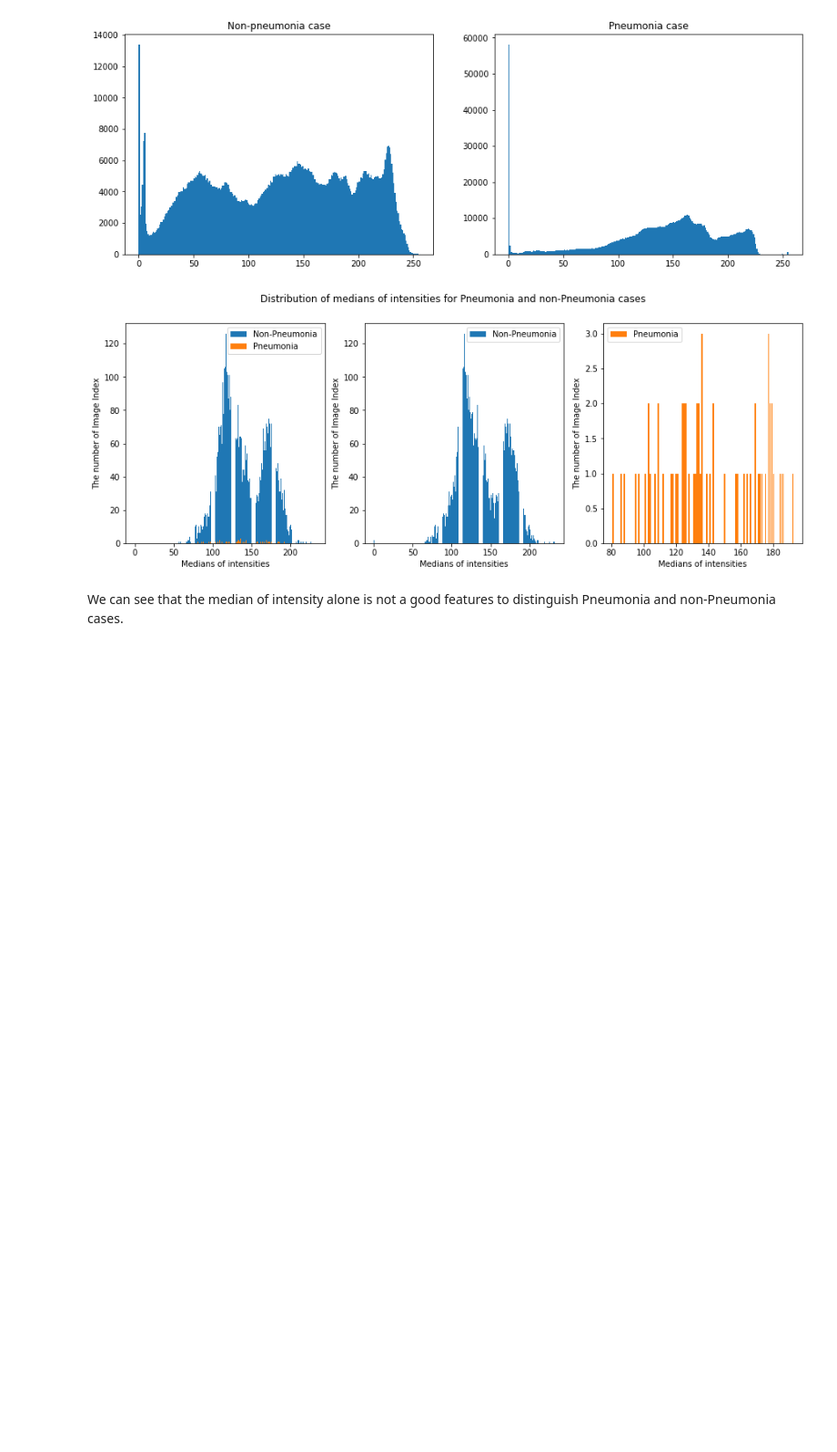
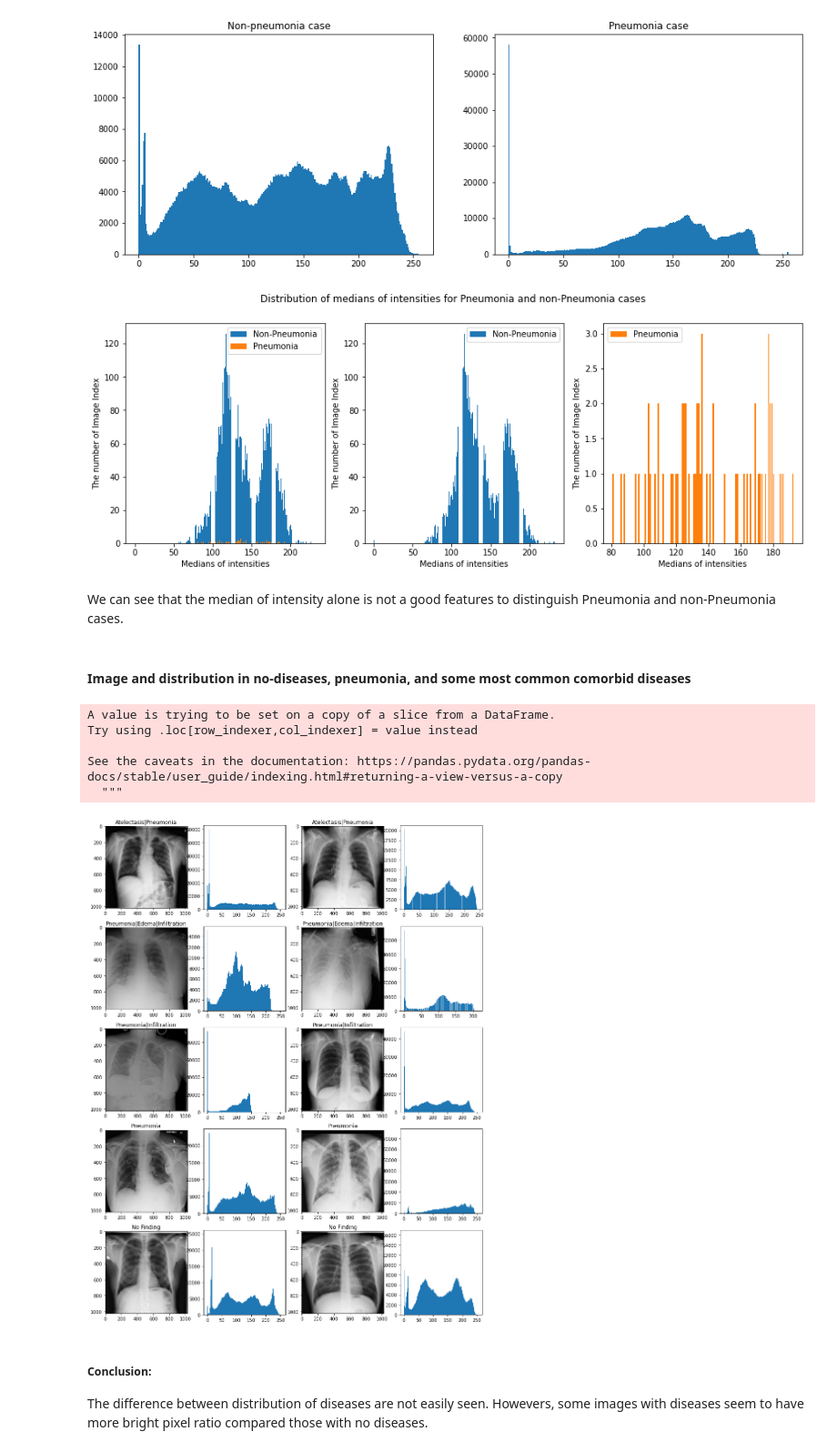
Before and after one commit to Thada-Jirajaras/Pneumonia-Detection-From-Chest-X-Rays, a Jupyter notebook: EDA.ipynb, the cells around one changed output. Shown at 91% size. Saved outputs shown, nothing was run; the diff lists cells and outputs as text; code cells hidden in the pictures; blank space fills up the shorter version.

```diff
--- a/EDA.ipynb
+++ b/EDA.ipynb
@@ -304,3 +374,43 @@ plt.show()
 [figure]
 # %% [markdown]
 We can see that the median of intensity alone is not a good features to distinguish Pneumonia and non-Pneumonia cases.
+# %% [markdown]
+#### Image and distribution in no-diseases, pneumonia, and some most common comorbid diseases
+# %%
+from PIL import Image
+
+# get top comorbid_diseases
+sample_df = all_xray_df[(all_xray_df.Pneumonia == 1) | (all_xray_df['No Finding'] == 1)]
+sample_df['Finding Labels'] = sample_df['Finding Labels'].map(list).str.join('|')
+top_comorbid_diseases = sample_df.groupby('Finding Labels')['Image Index'].count().sort_values()[-5:].index.tolist()
+all_labels =  top_comorbid_diseases
+# select  comorbid_diseases
+
+
+fig, axs = plt.subplots(len(all_labels), 4, figsize=(15,20))
+i = 0
+for i, cd in  enumerate(all_labels):
+    comorbid_diseases = sample_df[sample_df['Finding Labels'] == cd].sample(2).reset_index()
+
+    for  j, row in comorbid_diseases.iterrows():
+        # plot xray
+        im_fn = row['path']
+        im = Image.open(im_fn)
+        axs[i, 2*j].imshow(im, cmap='gray')
+        axs[i, 2*j].set_title(cd)
+
+        # plot density
+        axs[i,  2*j + 1].hist(np.asarray(im).ravel(), bins = 255)
+
+plt.show()
+# %% [output]
+A value is trying to be set on a copy of a slice from a DataFrame.
+Try using .loc[row_indexer,col_indexer] = value instead
+
+See the caveats in the documentation: https://pandas.pydata.org/pandas-docs/stable/user_guide/indexing.html#returning-a-view-versus-a-copy
+  """
+[figure, added]
+# %% [markdown]
+##### Conclusion:
+
+The difference between distribution of diseases are not easily seen. Howevers, some images with diseases seem to have more bright pixel ratio compared those with no diseases.
```
Also changed, not shown: parts of 7 cells of this notebook, 2 other files.
